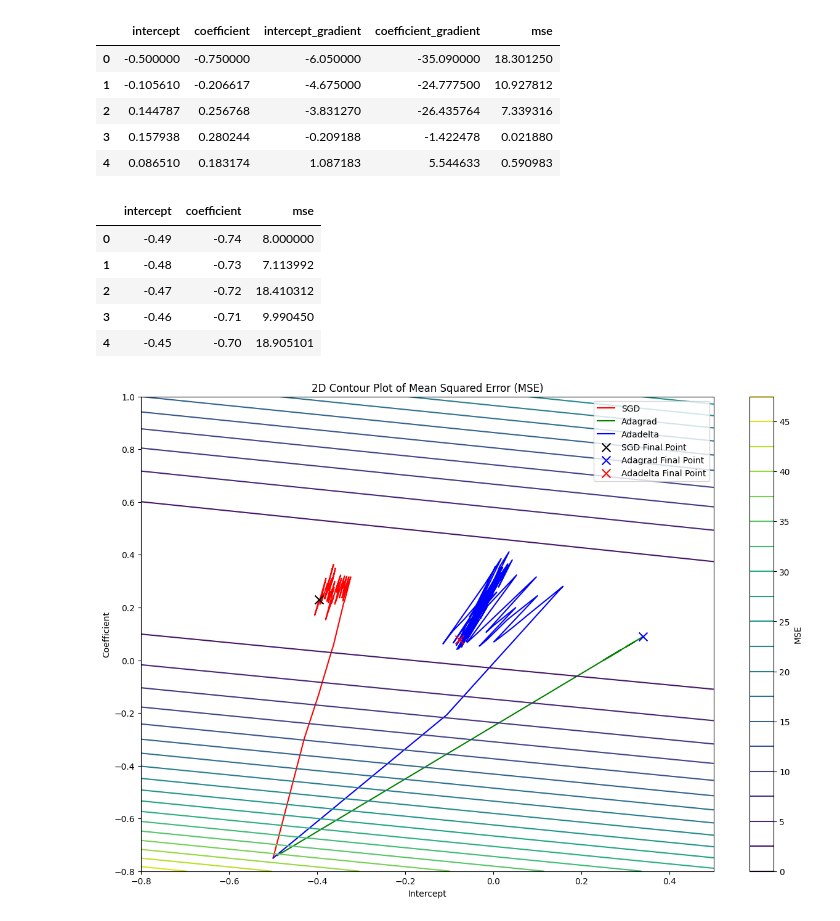
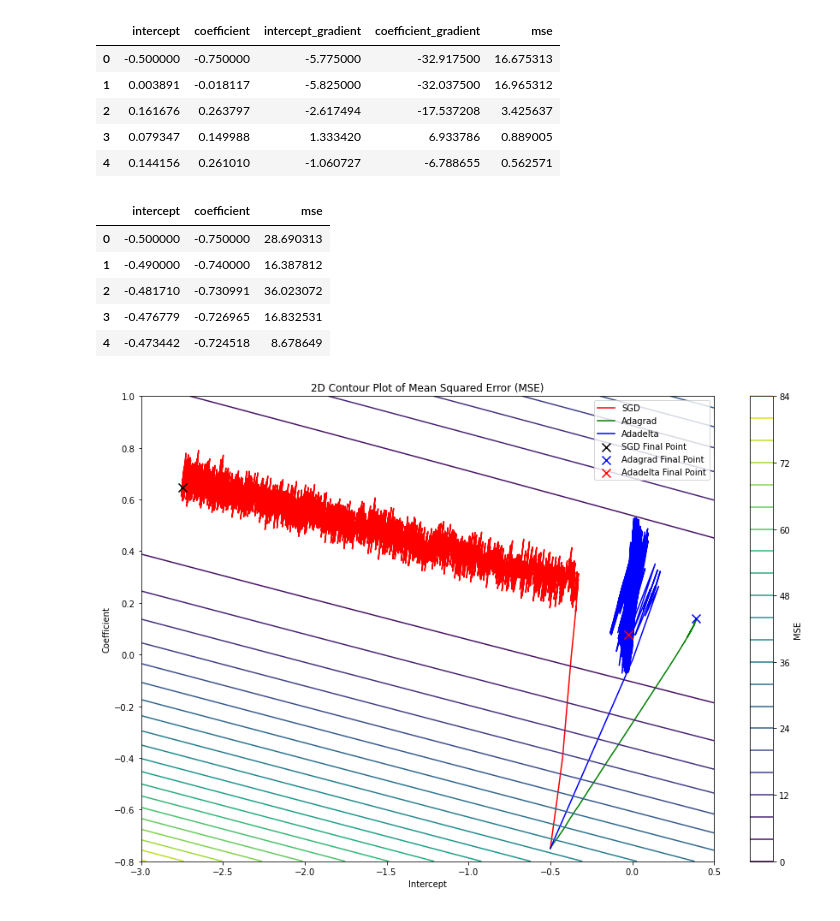
Before and after one commit to bsraya/optimization-algorithms, a Jupyter notebook: adadelta.ipynb, the cells around one changed output. Cells and saved outputs as stored; diff of their text form; code cells hidden in the pictures.

```diff
--- a/adadelta.ipynb
+++ b/adadelta.ipynb
@@ -21,7 +21,7 @@ def rms(past_values, current_value, momentum=0.9, eps=1e-8):
     average = momentum * np.mean(past_values**2) + (1 - momentum) * current_value**2
     return np.sqrt(average + eps)
 # %%
-def adadelta(x, y, df, epochs=100):
+def adadelta(x, y, df, epochs=10000):
     intercept, coefficient = -0.5, -0.75
     random_index = np.random.randint(len(features))
     prediction = predict(intercept, coefficient, x[random_index])
@@ -53,7 +53,7 @@ def adadelta(x, y, df, epochs=100):
 
     return df
 # %%
-def sgd(x, y, df, epochs=100, alpha = 0.01):
+def sgd(x, y, df, epochs=10000, alpha = 0.01):
     intercept, coefficient, mse = -0.5, -0.75, 0.0
     index = np.random.randint(0, len(x))
     prediction = predict(intercept, coefficient, x[index])
@@ -77,17 +77,29 @@ def sgd(x, y, df, epochs=100, alpha = 0.01):
         df.loc[i] = [intercept, coefficient, mse]
     return df
 # %%
-def adagrad(x, y, df, epochs = 100, learning_rate = 0.01, eps=1e-8):
+def adagrad(x, y, df, epochs = 10000, learning_rate = 0.01, eps=1e-8):
     intercept, coefficient = -0.5, -0.75
+    accumulated_squared_intercept = 0.0
+    accumulated_squared_coefficient = 0.0
 
-    for epoch in range(0, epochs):
+    random_index = np.random.randint(len(features))
+    prediction = predict(intercept, coefficient, x[random_index])
+    mse = ((prediction - y[random_index]) ** 2) / 2
+    df.loc[0] = [intercept, coefficient, mse]
+
+    for epoch in range(1, epochs + 1):
         random_index = np.random.randint(len(features))
         prediction = predict(intercept, coefficient, x[random_index])
         error = prediction - y[random_index]
+
         intercept_gradient = error
         coefficient_gradient = error * x[random_index]
-        intercept -= (learning_rate / np.sqrt(intercept_gradient ** 2 + eps)) * intercept_gradient
-        coefficient -= (learning_rate / np.sqrt(coefficient_gradient ** 2 + eps)) * coefficient_gradient
+
+        accumulated_squared_intercept += intercept_gradient ** 2
+        accumulated_squared_coefficient += coefficient_gradient ** 2
+
+        intercept -= (learning_rate / np.sqrt(accumulated_squared_intercept + eps)) * intercept_gradient
+        coefficient -= (learning_rate / np.sqrt(accumulated_squared_coefficient + eps)) * coefficient_gradient
 
         mse = (error ** 2) / 2
         df.loc[epoch] = [intercept, coefficient, mse]
@@ -105,11 +117,11 @@ adadelta_df = adadelta(sepal_length, petal_width, adadelta_df)
 adadelta_df.head()
 # %% [output]
 |  | intercept | coefficient | intercept_gradient | coefficient_gradient | mse |
-| 0 | -0.500000 | -0.750000 | -6.050000 | -35.090000 | 18.301250 |
-| 1 | -0.105610 | -0.206617 | -4.675000 | -24.777500 | 10.927812 |
-| 2 | 0.144787 | 0.256768 | -3.831270 | -26.435764 | 7.339316 |
-| 3 | 0.157938 | 0.280244 | -0.209188 | -1.422478 | 0.021880 |
-| 4 | 0.086510 | 0.183174 | 1.087183 | 5.544633 | 0.590983 |
+| 0 | -0.500000 | -0.750000 | -5.775000 | -32.917500 | 16.675313 |
+| 1 | 0.003891 | -0.018117 | -5.825000 | -32.037500 | 16.965312 |
+| 2 | 0.161676 | 0.263797 | -2.617494 | -17.537208 | 3.425637 |
+| 3 | 0.079347 | 0.149988 | 1.333420 | 6.933786 | 0.889005 |
+| 4 | 0.144156 | 0.261010 | -1.060727 | -6.788655 | 0.562571 |
 # %%
 adagrad_columns = ['intercept', 'coefficient', 'mse']
 adagrad_df = pd.DataFrame(columns=adagrad_columns)
@@ -118,46 +130,46 @@ adagrad_df = adagrad(sepal_length, petal_width, adagrad_df)
 adagrad_df.head()
 # %% [output]
 |  | intercept | coefficient | mse |
-| 0 | -0.49 | -0.74 | 8.000000 |
-| 1 | -0.48 | -0.73 | 7.113992 |
-| 2 | -0.47 | -0.72 | 18.410312 |
-| 3 | -0.46 | -0.71 | 9.990450 |
-| 4 | -0.45 | -0.70 | 18.905101 |
+| 0 | -0.500000 | -0.750000 | 28.690313 |
+| 1 | -0.490000 | -0.740000 | 16.387812 |
+| 2 | -0.481710 | -0.730991 | 36.023072 |
+| 3 | -0.476779 | -0.726965 | 16.832531 |
+| 4 | -0.473442 | -0.724518 | 8.678649 |
 # %%
-intercept_range = np.linspace(-0.8, 0.5, 150)
+intercept_range = np.linspace(-3.0, 0.5, 150)
 coefficient_range = np.linspace(-0.8, 1.0, 150)
 intercept_grid, coefficient_grid = np.meshgrid(intercept_range, coefficient_range)
 
 mse_grid = np.zeros_like(intercept_grid)
 
 for i in range(len(intercept_range)):
     for j in range(len(coefficient_range)):
         # Get current intercept and coefficient values
         intercept = intercept_grid[i, j]
         coefficient = coefficient_grid[i, j]
 
         # Calculate predicted values using the current intercept and coefficient
         y_pred = intercept + coefficient * sepal_length.squeeze()
 
         # Calculate MSE (Mean Squared Error)
         mse = np.mean((y_pred - petal_width)**2)
 
         # Store MSE in the corresponding grid position
         mse_grid[i, j] = mse
 
 plt.figure(figsize=(15, 10))
 contour = plt.contour(intercept_grid, coefficient_grid, mse_grid, levels=20, cmap='viridis')
 plt.colorbar(contour, label='MSE')
-plt.plot(sgd_df['intercept'], sgd_df['coefficient'], color='red', zorder=1)
-plt.plot(adagrad_df['intercept'], adagrad_df['coefficient'], color='green', zorder=1)
-plt.plot(adadelta_df['intercept'], adadelta_df['coefficient'], color='blue', zorder=1)
+plt.plot(sgd_df['intercept'], sgd_df['coefficient'], color='red', zorder=1, label="SGD")
+plt.plot(adagrad_df['intercept'], adagrad_df['coefficient'], color='green', zorder=1, label="Adagrad")
+plt.plot(adadelta_df['intercept'], adadelta_df['coefficient'], color='blue', zorder=1, label="Adadelta")
 plt.xlabel('Intercept')
 plt.ylabel('Coefficient')
 plt.title('2D Contour Plot of Mean Squared Error (MSE)')
-plt.scatter(sgd_df.loc[len(sgd_df)-1, 'intercept'], sgd_df.loc[len(sgd_df)-1, 'coefficient'], color='black', marker='x', s=100, zorder=2)
-plt.scatter(adagrad_df.loc[len(adagrad_df)-1, 'intercept'], adagrad_df.loc[len(adagrad_df)-1, 'coefficient'], color='blue', marker='x', s=100, zorder=2)
-plt.scatter(adadelta_df.loc[len(adadelta_df)-1, 'intercept'], adadelta_df.loc[len(adadelta_df)-1, 'coefficient'], color='red', marker='x', s=100, zorder=2)
-plt.legend(['SGD', 'Adagrad', 'Adadelta', 'SGD Final Point', 'Adagrad Final Point', 'Adadelta Final Point'])
+plt.scatter(sgd_df.loc[len(sgd_df)-1, 'intercept'], sgd_df.loc[len(sgd_df)-1, 'coefficient'], color='black', marker='x', s=100, zorder=2, label='SGD Final Point')
+plt.scatter(adagrad_df.loc[len(adagrad_df)-1, 'intercept'], adagrad_df.loc[len(adagrad_df)-1, 'coefficient'], color='blue', marker='x', s=100, zorder=2, label='Adagrad Final Point')
+plt.scatter(adadelta_df.loc[len(adadelta_df)-1, 'intercept'], adadelta_df.loc[len(adadelta_df)-1, 'coefficient'], color='red', marker='x', s=100, zorder=2, label='Adadelta Final Point')
+plt.legend()
 plt.show()
 # %% [output]
-[figure, old version]
+[figure, new version]
```
Also changed, not shown: 3 other files.
